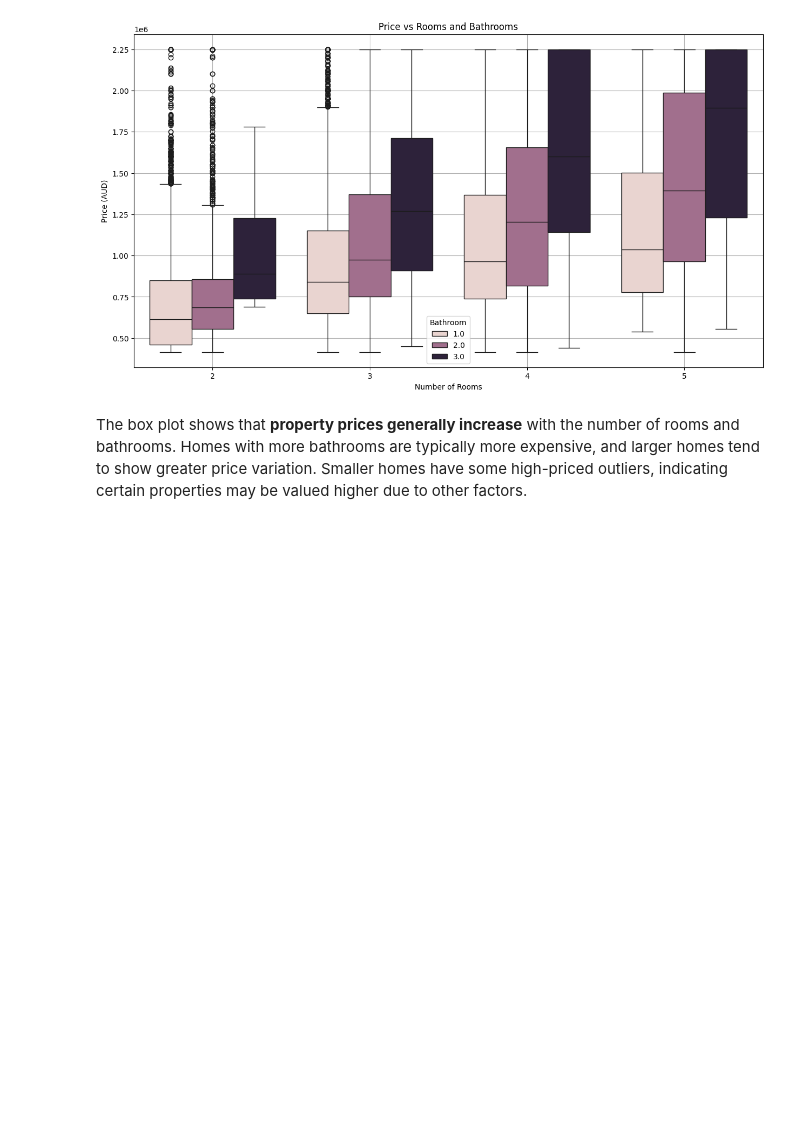
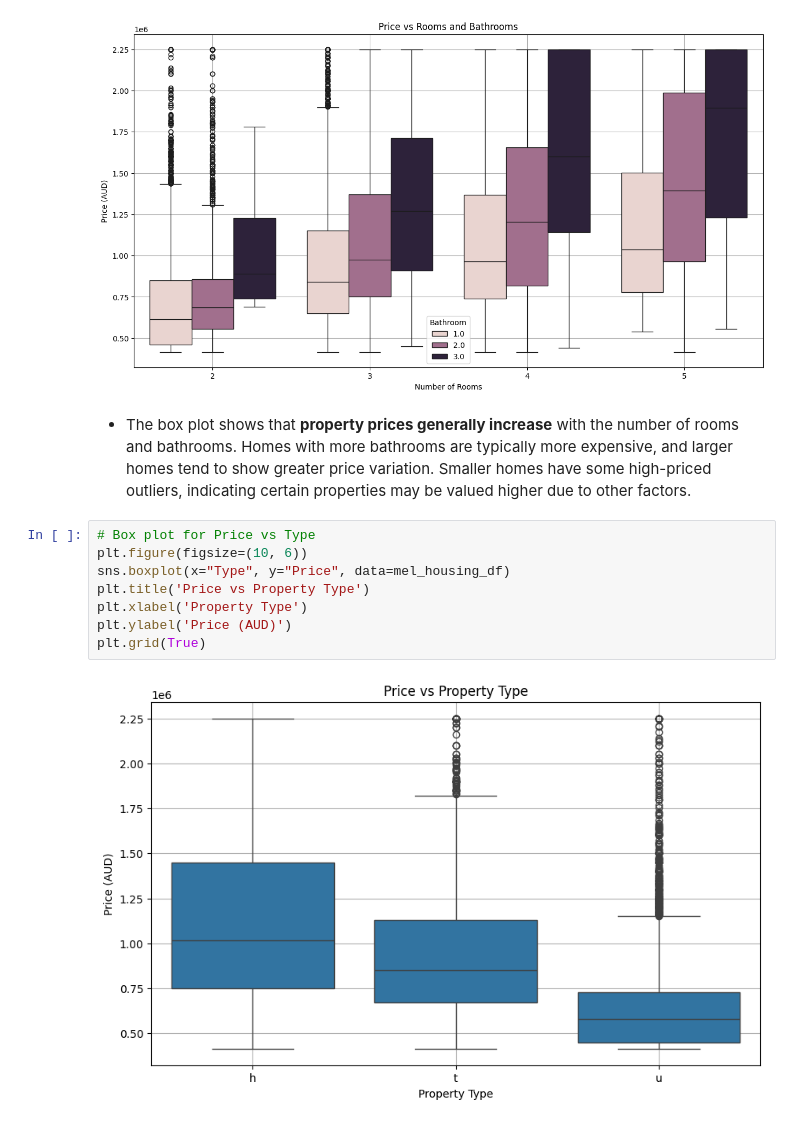
Before and after one commit to Eshitamjn20/HEM-Housing-ML-Model, a Jupyter notebook: mel-housing-data-processing.ipynb, the cells around one changed output. Saved outputs shown, nothing was run; the diff lists cells and outputs as text; blank space fills up the shorter version.

```diff
--- a/mel-housing-data-processing.ipynb
+++ b/mel-housing-data-processing.ipynb
@@ -418,4 +418,14 @@ plt.show()
 # %% [output]
 [figure]
 # %% [markdown]
-The box plot shows that **property prices generally increase** with the number of rooms and bathrooms. Homes with more bathrooms are typically more expensive, and larger homes tend to show greater price variation. Smaller homes have some high-priced outliers, indicating certain properties may be valued higher due to other factors.
+- The box plot shows that **property prices generally increase** with the number of rooms and bathrooms. Homes with more bathrooms are typically more expensive, and larger homes tend to show greater price variation. Smaller homes have some high-priced outliers, indicating certain properties may be valued higher due to other factors.
+# %%
+# Box plot for Price vs Type
+plt.figure(figsize=(10, 6))
+sns.boxplot(x="Type", y="Price", data=mel_housing_df)
+plt.title('Price vs Property Type')
+plt.xlabel('Property Type')
+plt.ylabel('Price (AUD)')
+plt.grid(True)
+# %% [output]
+[figure, added]
```
Also changed, not shown: parts of 4 cells of this notebook.
